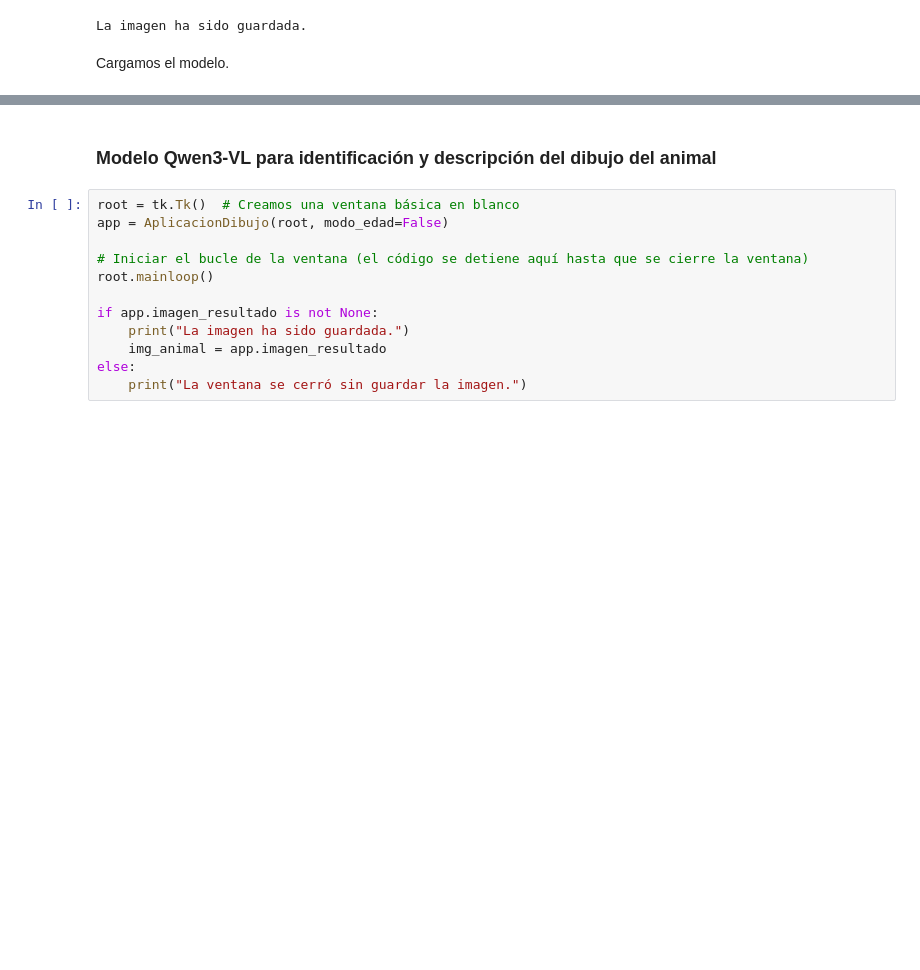
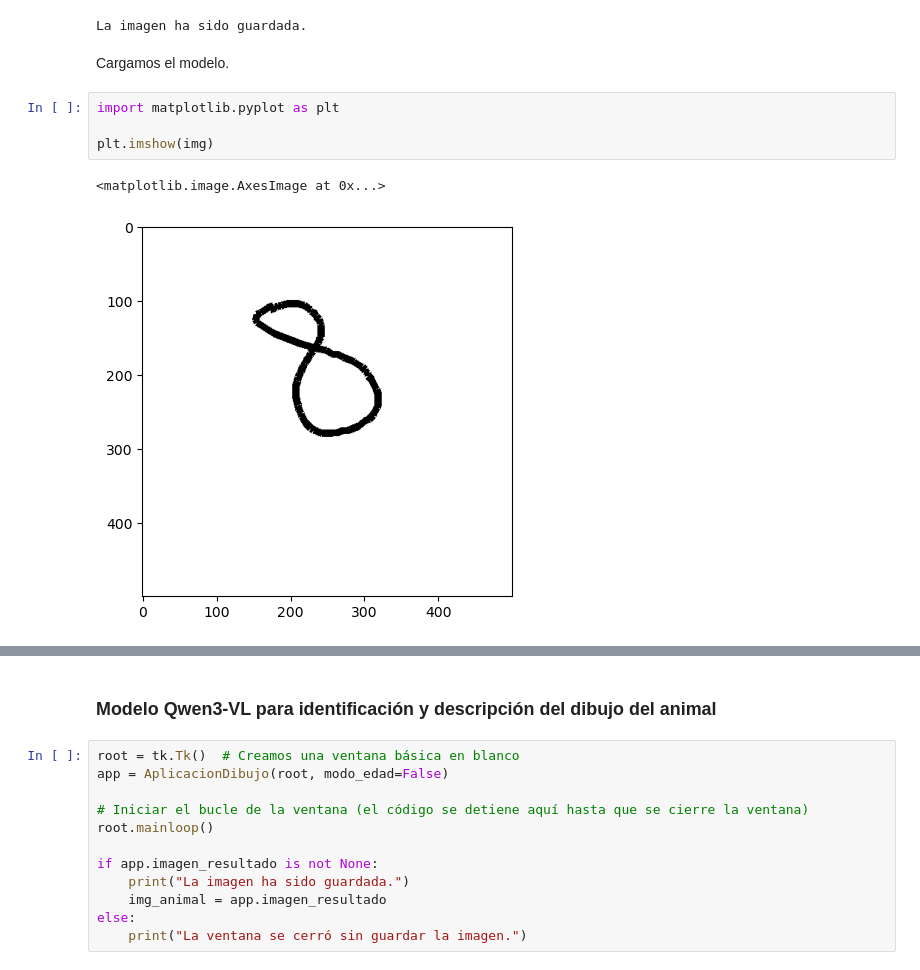
Before and after one commit to acal8/Mini-Proyecto_DL, a Jupyter notebook: main.ipynb, the cells around one changed output, grey strips where cells are left out. Saved outputs shown, nothing was run; the diff lists cells and outputs as text; blank space fills up the shorter version.

```diff
--- a/main.ipynb
+++ b/main.ipynb
@@ -67,5 +68,12 @@ else:
 La imagen ha sido guardada.
 # %% [markdown]
 Cargamos el modelo.
+# %%
+import matplotlib.pyplot as plt
+
+plt.imshow(img)
+# %% [output]
+<matplotlib.image.AxesImage at 0x...>
+[figure, added]
 # %%
 modelo = tf.keras.models.load_model('modelos/CNN_edad.keras')
```
Also changed, not shown: parts of 18 cells of this notebook.
